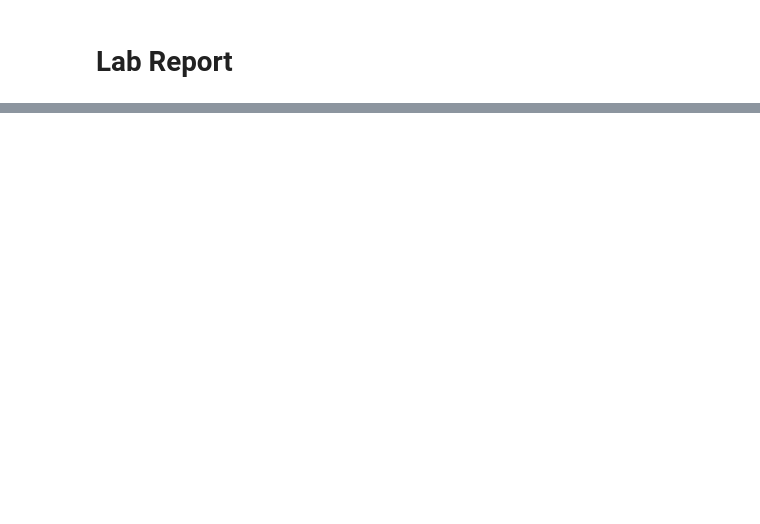
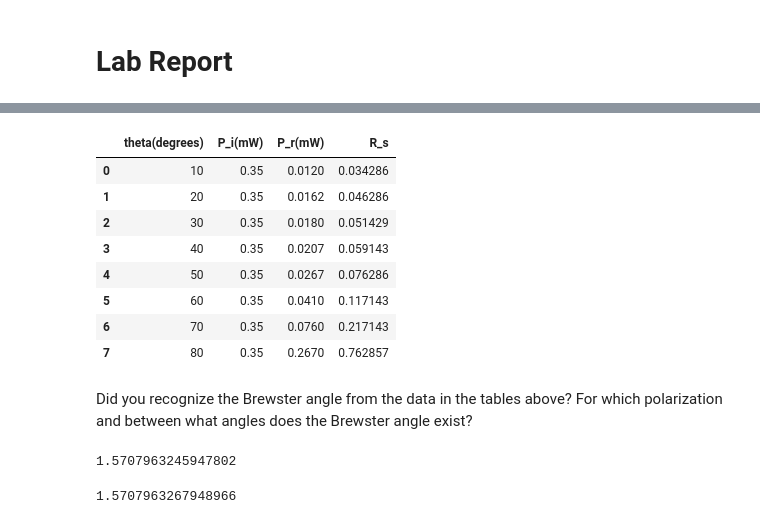
Before and after one commit to mikayla-eckelcifrese/EEE341Labs, a Jupyter notebook: Lab1.ipynb, the cells around one changed output, grey strips where cells are left out. Drawn from its saved outputs; the diff is of its cells as text; code cells hidden in the pictures; blank space fills up the shorter version.

```diff
--- a/Lab1.ipynb
+++ b/Lab1.ipynb
@@ -99,5 +100,26 @@ Orthogonal Polarization Data:
 # %%
-theta_i = np.arange(10, 90, 10)
-P_r = [0.4*0.03, 0.54*0.03, 0.6*0.03, 0.69*0.03, 0.89*0.03, 0.41*0.1, 0.76*0.1, 0.89*0.3]
-P_i = []
-R_p = P_r/P_i
+p_s = [0.4*0.03, 0.54*0.03, 0.6*0.03, 0.69*0.03, 0.89*0.03, 0.41*0.1, 0.76*0.1, 0.89*0.3]
+Orthogonal_polarization_df = Polarization_df(p_s, 'R_s')
+Orthogonal_polarization_df
+# %% [output]
+|  | theta(degrees) | P_i(mW) | P_r(mW) | R_s |
+| 0 | 10 | 0.35 | 0.0120 | 0.034286 |
+| 1 | 20 | 0.35 | 0.0162 | 0.046286 |
+| 2 | 30 | 0.35 | 0.0180 | 0.051429 |
+| 3 | 40 | 0.35 | 0.0207 | 0.059143 |
+| 4 | 50 | 0.35 | 0.0267 | 0.076286 |
+| 5 | 60 | 0.35 | 0.0410 | 0.117143 |
+| 6 | 70 | 0.35 | 0.0760 | 0.217143 |
+| 7 | 80 | 0.35 | 0.2670 | 0.762857 |
+# %% [markdown]
+Did you recognize the Brewster angle from the data in the tables above? For which polarization and between what angles does the Brewster angle exist?
+# %%
+from numpy import arctan
+
+arctan(((2.3*mu0*epsilon0)**0.5 * c)/refractive_index_air)
+# %% [output]
+1.5707963245947802
+# %%
+pi/2
+# %% [output]
+1.5707963267948966
```
Also changed, not shown: parts of 8 cells of this notebook.
